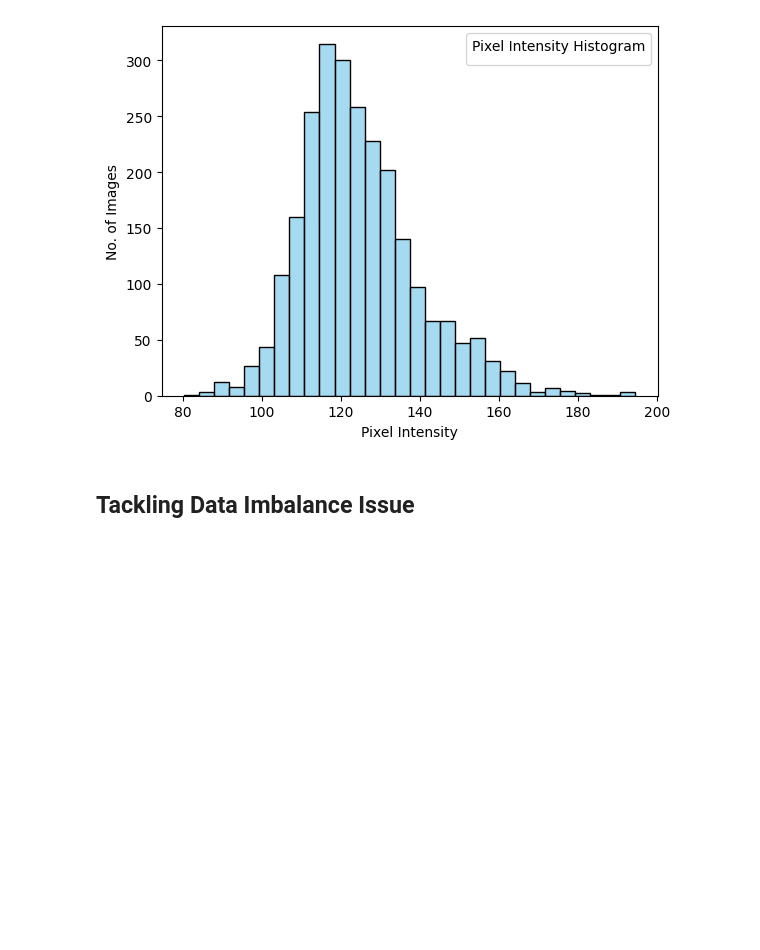
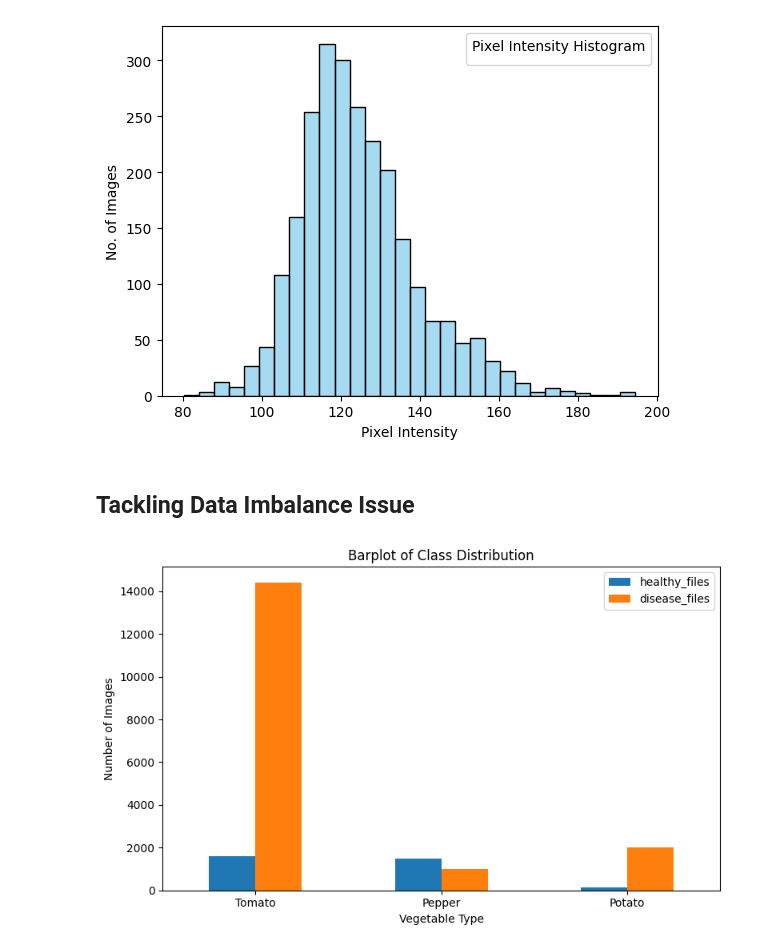
Before and after one commit to UjjwalKarkeyy/Two_Months_ML_Journey, a Jupyter notebook: Week 4/crop_disease.ipynb, the cells around one changed output. Drawn from its saved outputs; the diff is of its cells as text; code cells hidden in the pictures; blank space fills up the shorter version.

Commit message:
plotted the current imbalance

```diff
--- a/Week 4/crop_disease.ipynb
+++ b/Week 4/crop_disease.ipynb
@@ -110,4 +108,5 @@ img.change_format()
 # %% [markdown]
 ### *Checking class distribution*
 # %%
-img.class_dist()
+class_dist_df = pd.DataFrame()
+class_dist_df= img.class_dist()
@@ -186,3 +171,19 @@ Text(0, 0.5, 'No. of Images')
 [figure]
 # %% [markdown]
 ## Tackling Data Imbalance Issue
+# %%
+# Plotting the current imbalance
+class_dist_df.plot(
+    kind='bar',
+    x='veg_name',
+    y=['healthy_files', 'disease_files'],
+    figsize=(8,5),
+    title='Barplot of Class Distribution',
+)
+plt.xlabel('Vegetable Type')
+plt.ylabel('Number of Images')
+plt.xticks(rotation = 0)
+plt.tight_layout()
+plt.show()
+# %% [output]
+[figure, added]
```
Also changed, not shown: parts of 3 cells of this notebook, 1 other file.
